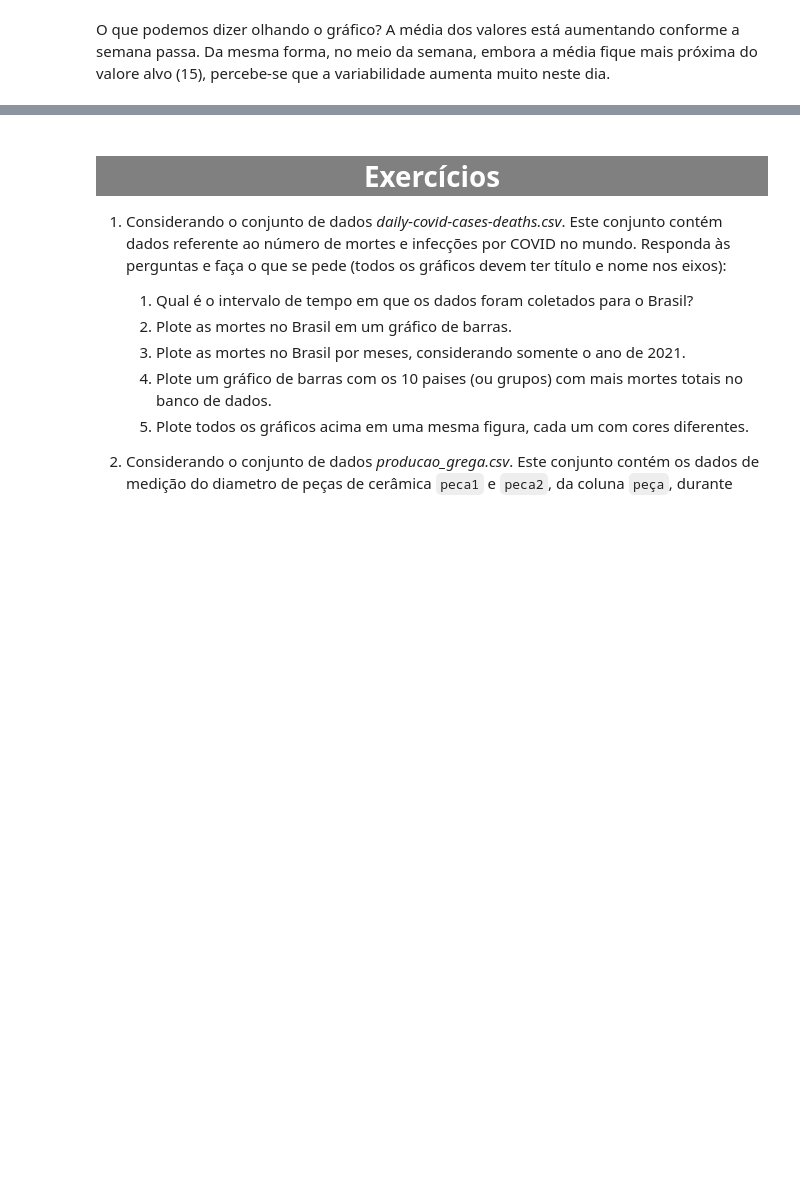
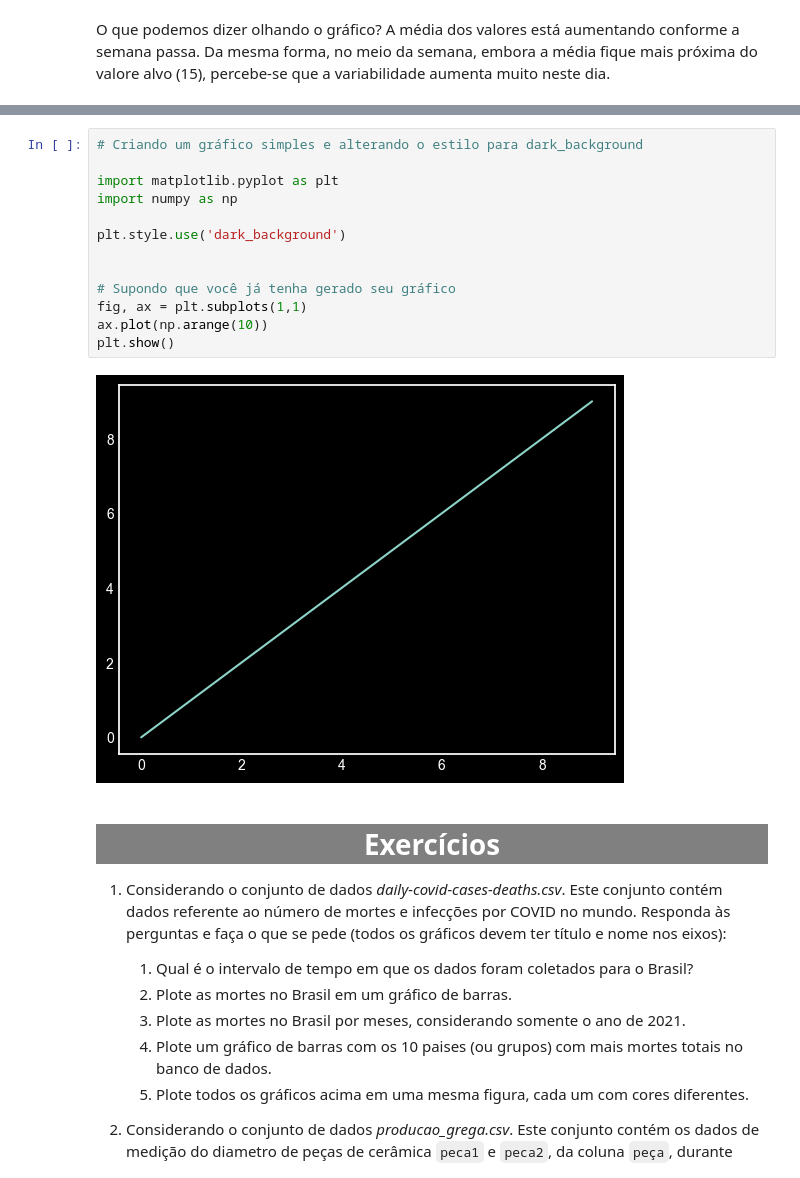
Before and after one commit to alexandrechecoli/alexandrechecoli.github.io, a Jupyter notebook: 2-mindados/AulasNotebook/Aula 6 - Matplotlib.ipynb, the cells around one changed output, grey strips where cells are left out. Cells and saved outputs as stored; diff of their text form; blank space fills up the shorter version.

```diff
--- a/2-mindados/AulasNotebook/Aula 6 - Matplotlib.ipynb
+++ b/2-mindados/AulasNotebook/Aula 6 - Matplotlib.ipynb
@@ -404,3 +429,18 @@ O que podemos dizer olhando o gráfico? A média dos valores está aumentando co
+# %%
+# Criando um gráfico simples e alterando o estilo para dark_background
+
+import matplotlib.pyplot as plt
+import numpy as np
+
+plt.style.use('dark_background')
+
+
+# Supondo que você já tenha gerado seu gráfico
+fig, ax = plt.subplots(1,1)
+ax.plot(np.arange(10))
+plt.show()
+# %% [output]
+[figure, added]
 # %% [markdown]
 <div style="background-color:gray">
     <h1 style = "text-align:center; color:white"> Exercícios</h1>
```
Also changed, not shown: parts of 4 cells of this notebook, 3 other files.
